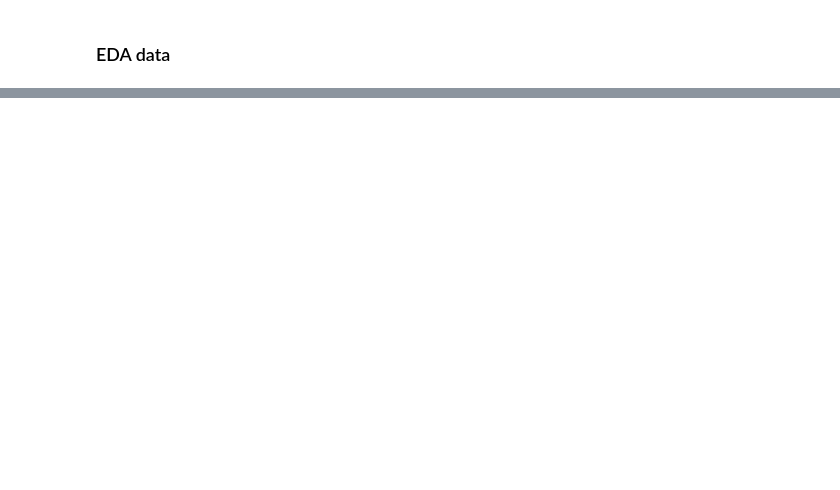
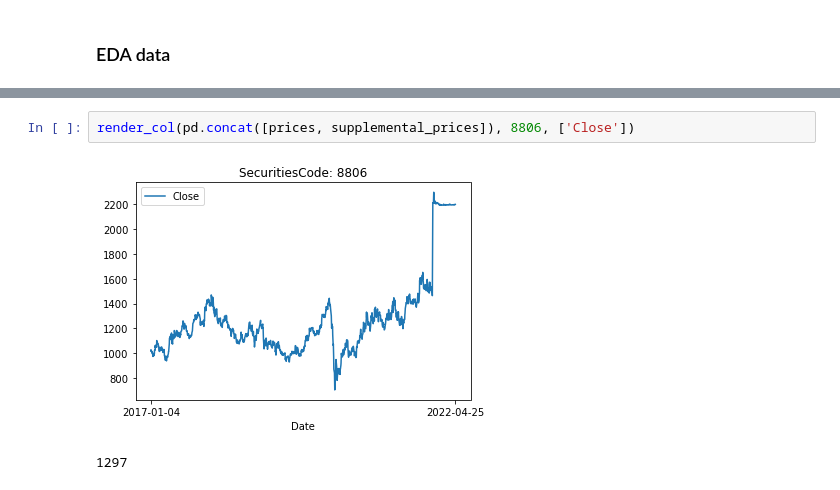
Before and after one commit to KienLe-git/JPX_stock_2022, a Jupyter notebook: working/0.1_EDA.ipynb, the cells around one changed output, grey strips where cells are left out. Cells and saved outputs as stored; diff of their text form; blank space fills up the shorter version.

```diff
--- a/working/0.1_EDA.ipynb
+++ b/working/0.1_EDA.ipynb
@@ -144,0 +388,5 @@ memory usage: 316.5+ KB
+# %%
+render_col(pd.concat([prices, supplemental_prices]), 8806, ['Close'])
+# %% [output]
+[figure, added]
+1297
```
Also changed, not shown: parts of 35 cells of this notebook, 12 other files.
